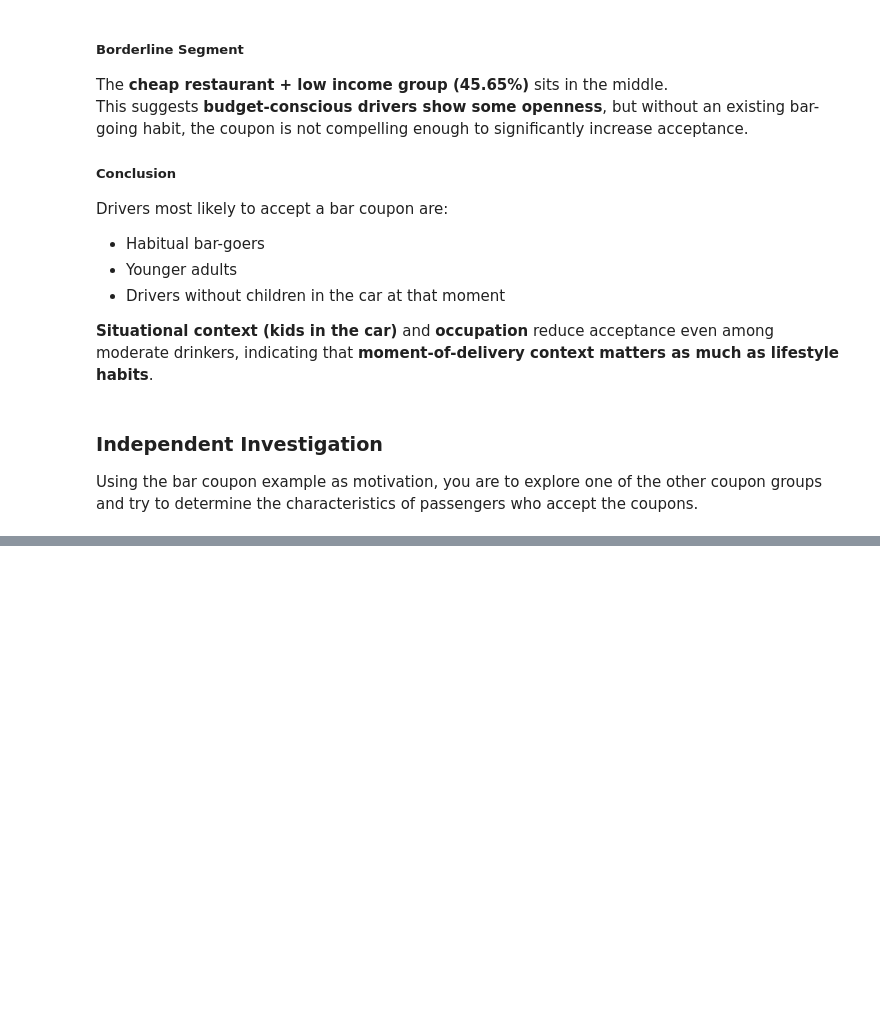
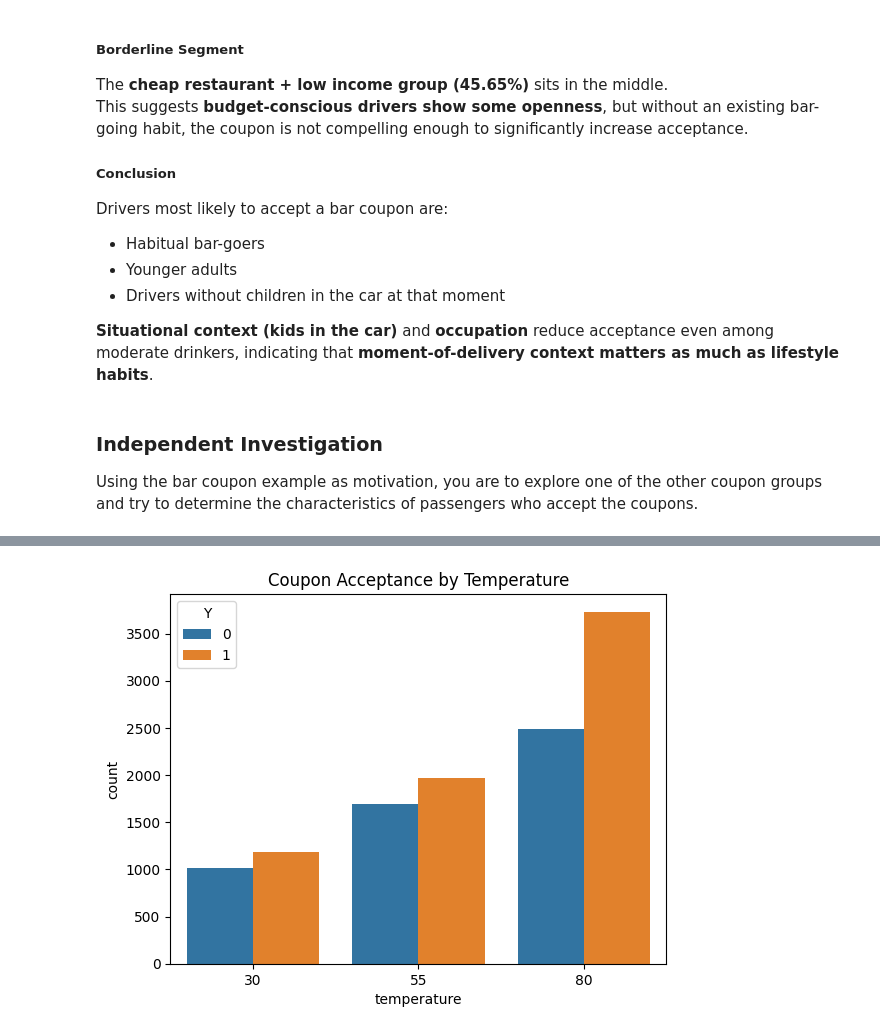
Before and after one commit to gowd-haraginadoni/ML-Will-Customer-Accept-Coupon, a Jupyter notebook: prompt.ipynb, the cells around one changed output, grey strips where cells are left out. Cells and saved outputs as stored; diff of their text form; code cells hidden in the pictures; blank space fills up the shorter version.

```diff
--- a/prompt.ipynb
+++ b/prompt.ipynb
@@ -393,0 +387,6 @@ Using the bar coupon example as motivation, you are to explore one of the other
+# %%
+sns.countplot(data=data, x='temperature', hue='Y')
+plt.title('Coupon Acceptance by Temperature')
+plt.show()
+# %% [output]
+[figure, added]
```
Also changed, not shown: parts of 7 cells of this notebook.
